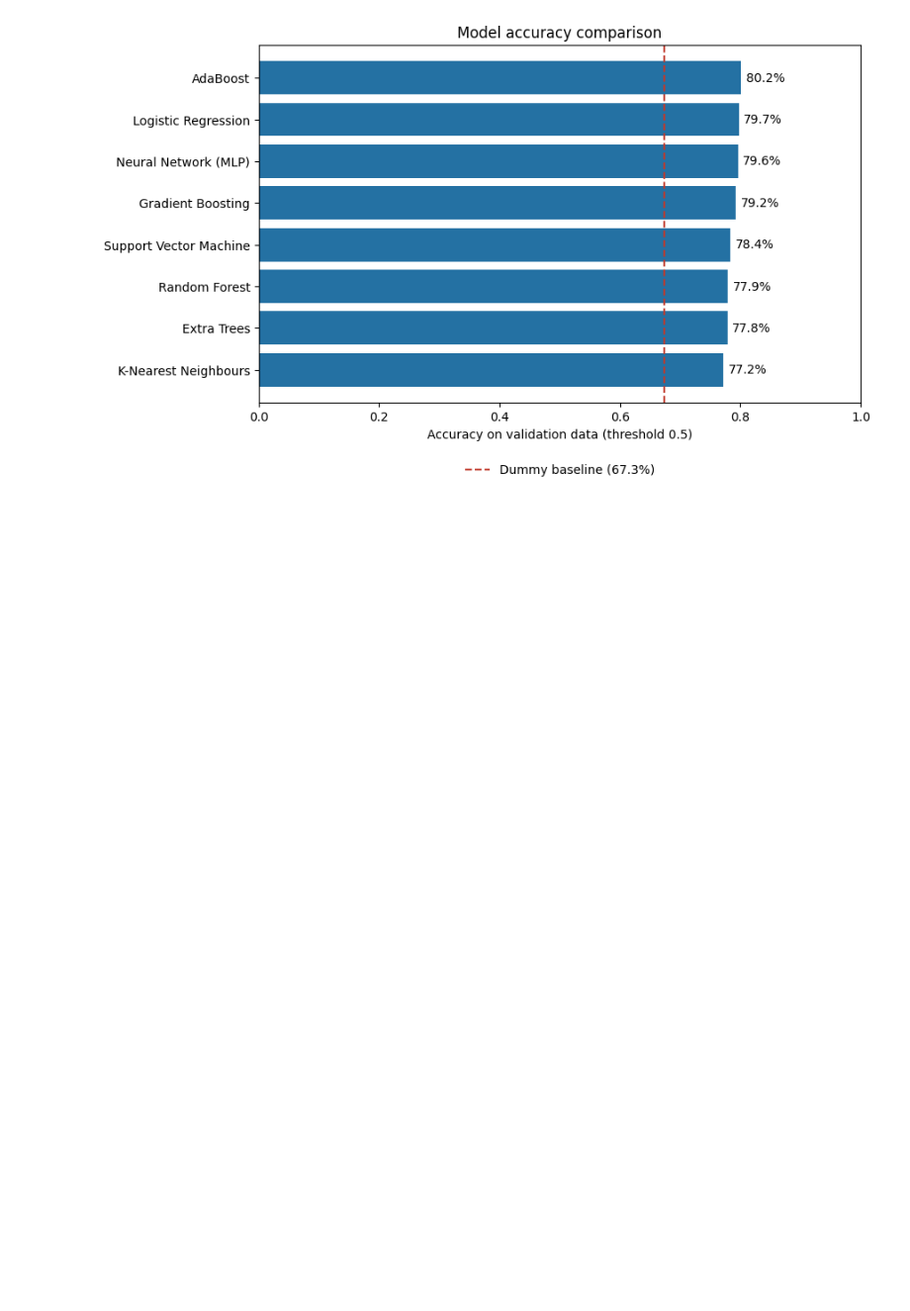
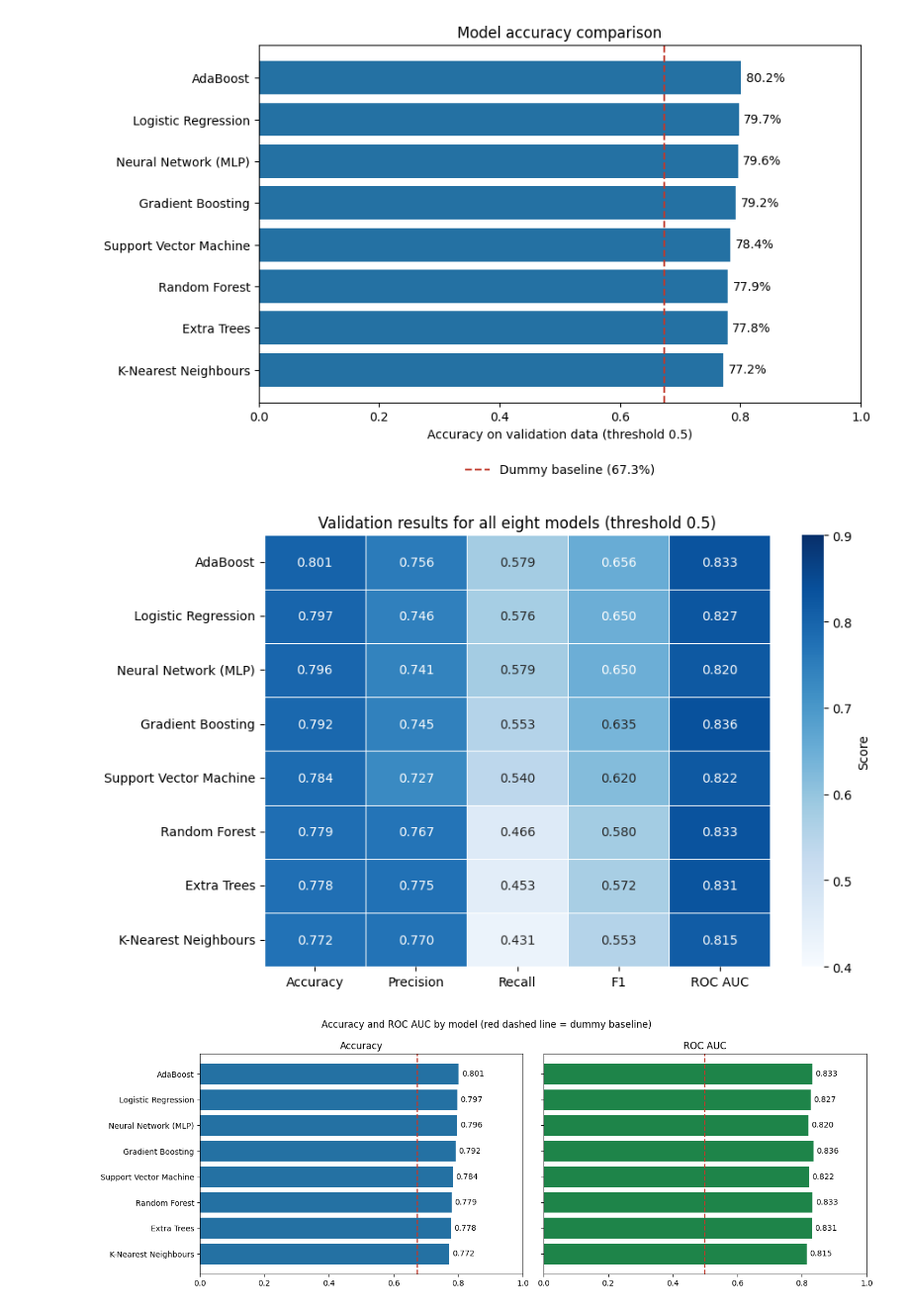
Before and after one commit to UH-HACKATHON-TEAMN/Hackathon-Town-C, a Jupyter notebook: lokesh.ipynb, the cells around one changed output. Shown at 99% size. Cells and saved outputs as stored; diff of their text form; code cells hidden in the pictures; blank space fills up the shorter version.

```diff
--- a/lokesh.ipynb
+++ b/lokesh.ipynb
@@ -521,3 +521,31 @@ plt.tight_layout()
 plt.show()
 # %% [output]
 [figure]
+# %%
+# All results in one picture: every metric for every model (validation data)
+metrics_plot = results_df.drop(index="Dummy baseline").sort_values("Accuracy", ascending=False)
+
+plt.figure(figsize=(9, 5.5))
+sns.heatmap(metrics_plot, annot=True, fmt=".3f", cmap="Blues",
+            vmin=0.4, vmax=0.9, linewidths=0.5,
+            cbar_kws={"label": "Score"})
+plt.title("Validation results for all eight models (threshold 0.5)")
+plt.ylabel("")
+plt.tight_layout()
+plt.show()
+
+# Accuracy against ROC AUC, side by side
+fig, (ax1, ax2) = plt.subplots(1, 2, figsize=(14, 5), sharey=True)
+order = metrics_plot.index[::-1]
+for ax, metric, colour in [(ax1, "Accuracy", "#2471a3"), (ax2, "ROC AUC", "#1e8449")]:
+    bars = ax.barh(order, metrics_plot.loc[order, metric], color=colour)
+    ax.bar_label(bars, labels=[f"{v:.3f}" for v in metrics_plot.loc[order, metric]], padding=4)
+    ax.axvline(results_df.loc["Dummy baseline", metric], color="#c0392b", linestyle="--")
+    ax.set_xlim(0, 1)
+    ax.set_title(metric)
+fig.suptitle("Accuracy and ROC AUC by model (red dashed line = dummy baseline)")
+plt.tight_layout()
+plt.show()
+# %% [output]
+[figure, added]
+[figure, added]
```
